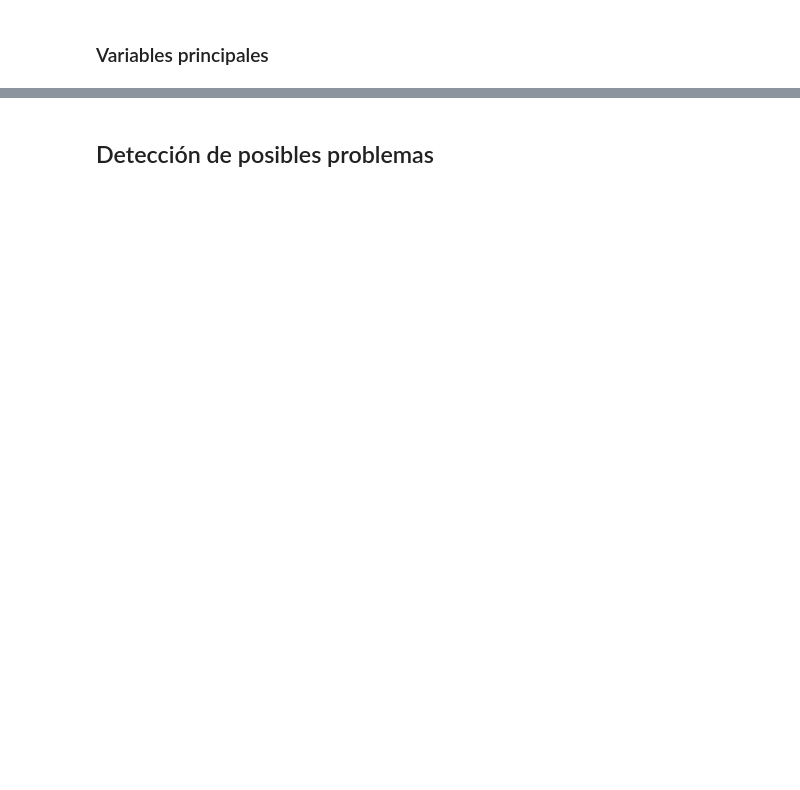
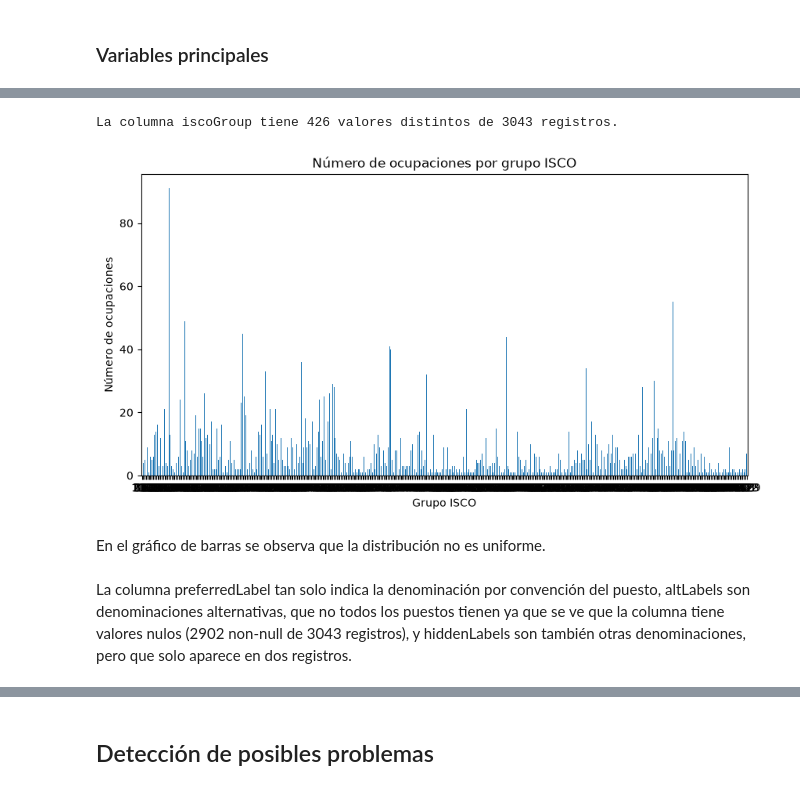
Before and after one commit to AlejandroAloVic/Proyecto-Grupal-Evolve, a Jupyter notebook: notebooks/01_eda_esco.ipynb, the cells around one changed output, grey strips where cells are left out. Drawn from its saved outputs; the diff is of its cells as text; code cells hidden in the pictures; blank space fills up the shorter version.

```diff
--- a/notebooks/01_eda_esco.ipynb
+++ b/notebooks/01_eda_esco.ipynb
@@ -25,20 +25,9 @@ Archivos encontrados: [WindowsPath('../data/raw/esco/occupationSkillRelations_es
 # %% [markdown]
 Viendo que no hay problemas, se suben los archivos.
 # %%
-occupations = pd.read_csv(
-    ruta_datos / "occupations_es.csv",
-    encoding="utf-8"
-)
-
-skills = pd.read_csv(
-    ruta_datos / "skills_es.csv",
-    encoding="utf-8"
-)
-
-occupation_skill_relations = pd.read_csv(
-    ruta_datos / "occupationSkillRelations_es.csv",
-    encoding="utf-8"
-)
+occupations = pd.read_csv(ruta_datos / "occupations_es.csv", encoding="utf-8")
+skills = pd.read_csv(ruta_datos / "skills_es.csv", encoding="utf-8")
+occupation_skill_relations = pd.read_csv(ruta_datos / "occupationSkillRelations_es.csv", encoding="utf-8")
 
 print("Los tres archivos se han cargado correctamente.")
 # %% [output]
@@ -119,0 +137,26 @@ memory usage: 5.8 MB
+# %%
+print(f"La columna iscoGroup tiene {occupations["iscoGroup"].nunique()} valores distintos de {occupations.shape[0]} registros.")
+# %% [output]
+La columna iscoGroup tiene 426 valores distintos de 3043 registros.
+# %%
+# Calcular la frecuencia de cada grupo ISCO
+frecuencias_isco = occupations["iscoGroup"].value_counts().sort_index()
+
+# Crear el gráfico de barras
+plt.figure(figsize=(10, 5))
+frecuencias_isco.plot(kind="bar")
+
+# Añadir títulos y etiquetas
+plt.title("Número de ocupaciones por grupo ISCO")
+plt.xlabel("Grupo ISCO")
+plt.ylabel("Número de ocupaciones")
+plt.xticks(rotation=0)
+
+# Mostrar el gráfico
+plt.show()
+# %% [output]
+[figure, added]
+# %% [markdown]
+En el gráfico de barras se observa que la distribución no es uniforme.
+# %% [markdown]
+La columna preferredLabel tan solo indica la denominación por convención del puesto, altLabels son denominaciones alternativas, que no todos los puestos tienen ya que se ve que la columna tiene valores nulos (2902 non-null de 3043 registros), y hiddenLabels son también otras denominaciones, pero que solo aparece en dos registros.
```
Also changed, not shown: parts of 40 cells of this notebook.
